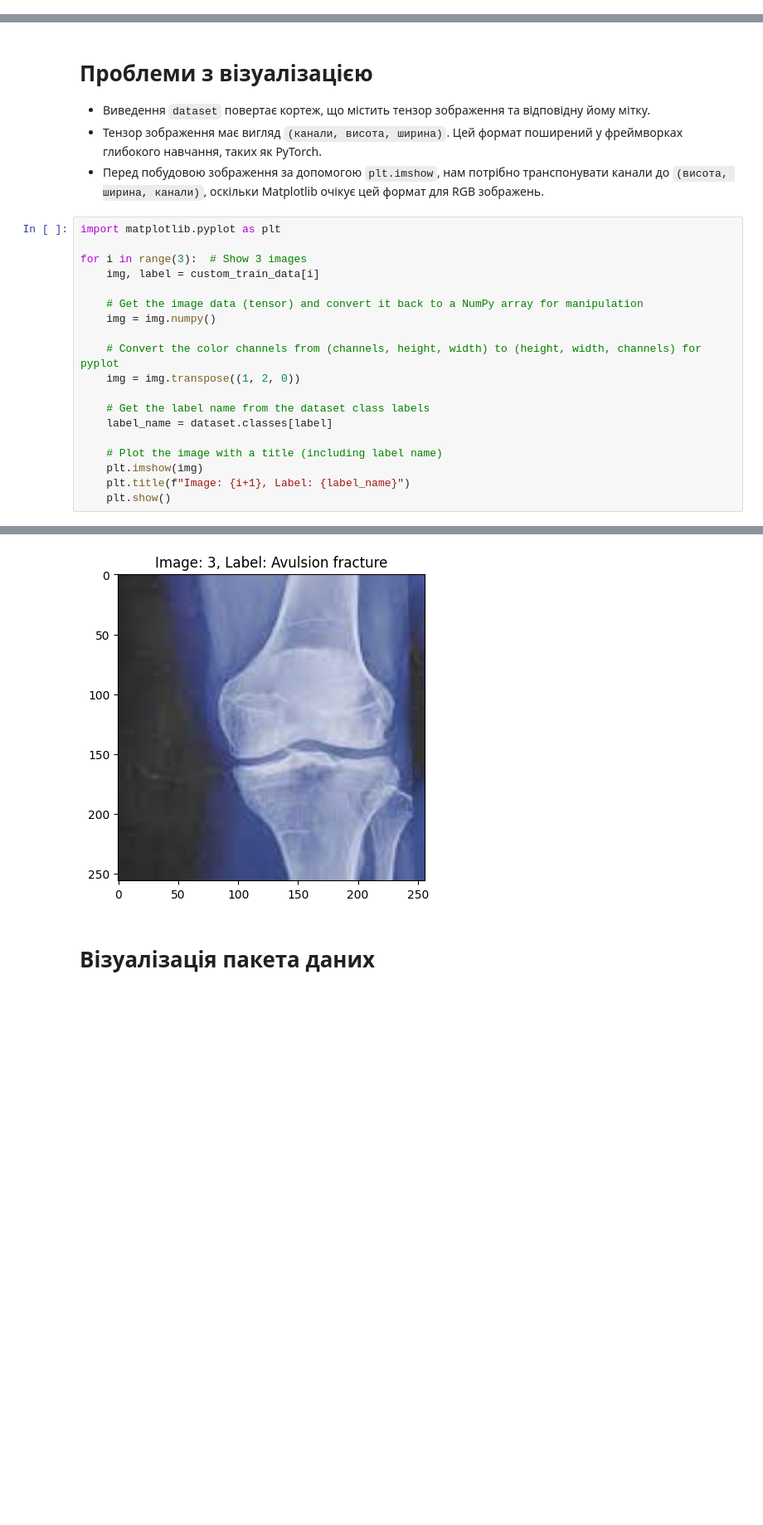
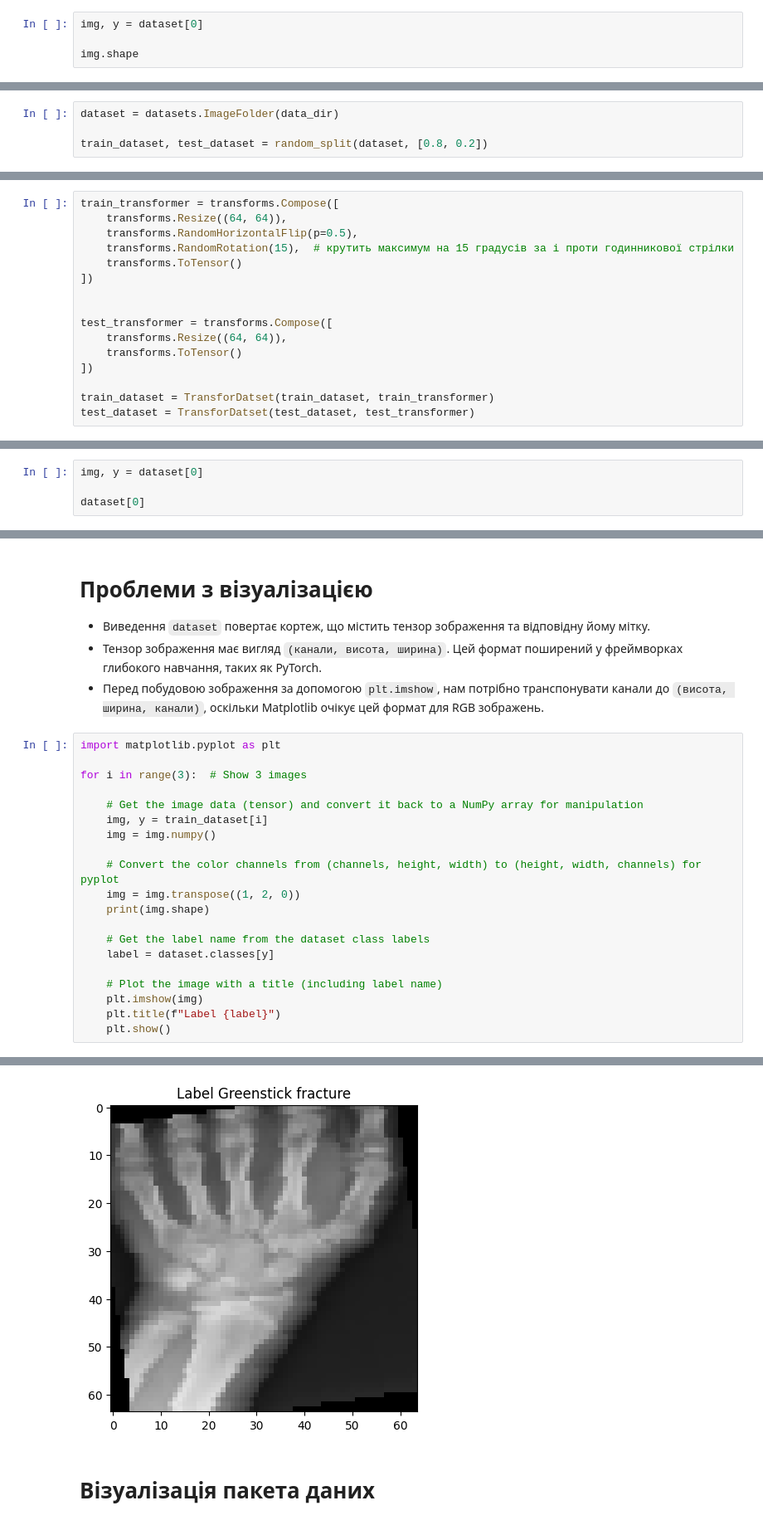
Before and after one commit to HalyshAnton/Python-AI, a Jupyter notebook: Convolution_model.ipynb, the cells around one changed output, grey strips where cells are left out. Shown at 83% size. Cells and saved outputs as stored; diff of their text form; blank space fills up the shorter version.

Commit message:
Kaggle Notebook | Image classification | Version 10

```diff
--- a/Convolution_model.ipynb
+++ b/Convolution_model.ipynb
@@ -228,0 +234,4 @@ torch.Size([3, 256, 256])
+# %%
+img, y = dataset[0]
+
+img.shape
@@ -283,0 +331,4 @@ len(train_data), len(val_data)
+# %%
+dataset = datasets.ImageFolder(data_dir)
+
+train_dataset, test_dataset = random_split(dataset, [0.8, 0.2])
@@ -283,0 +339,16 @@ len(train_data), len(val_data)
+# %%
+train_transformer = transforms.Compose([
+    transforms.Resize((64, 64)),
+    transforms.RandomHorizontalFlip(p=0.5),
+    transforms.RandomRotation(15),  # крутить максимум на 15 градусів за і проти годинникової стрілки
+    transforms.ToTensor()
+])
+
+
+test_transformer = transforms.Compose([
+    transforms.Resize((64, 64)),
+    transforms.ToTensor()
+])
+
+train_dataset = TransforDatset(train_dataset, train_transformer)
+test_dataset = TransforDatset(test_dataset, test_transformer)
@@ -283,0 +375,4 @@ len(train_data), len(val_data)
+# %%
+img, y = dataset[0]
+
+dataset[0]
@@ -422,19 +530,20 @@ torch.Size([3, 256, 256])
 import matplotlib.pyplot as plt
 
 for i in range(3):  # Show 3 images
-    img, label = custom_train_data[i]
 
     # Get the image data (tensor) and convert it back to a NumPy array for manipulation
+    img, y = train_dataset[i]
     img = img.numpy()
 
     # Convert the color channels from (channels, height, width) to (height, width, channels) for pyplot
     img = img.transpose((1, 2, 0))
+    print(img.shape)
 
     # Get the label name from the dataset class labels
-    label_name = dataset.classes[label]
+    label = dataset.classes[y]
 
     # Plot the image with a title (including label name)
     plt.imshow(img)
-    plt.title(f"Image: {i+1}, Label: {label_name}")
+    plt.title(f"Label {label}")
     plt.show()
 # %% [output]
@@ -443,4 +555,4 @@ for i in range(3):  # Show 3 images
-[figure, old version]
+[figure, new version]
 # %% [markdown]
 # Візуалізація пакета даних
 # %%
```
Also changed, not shown: parts of 52 cells of this notebook.
